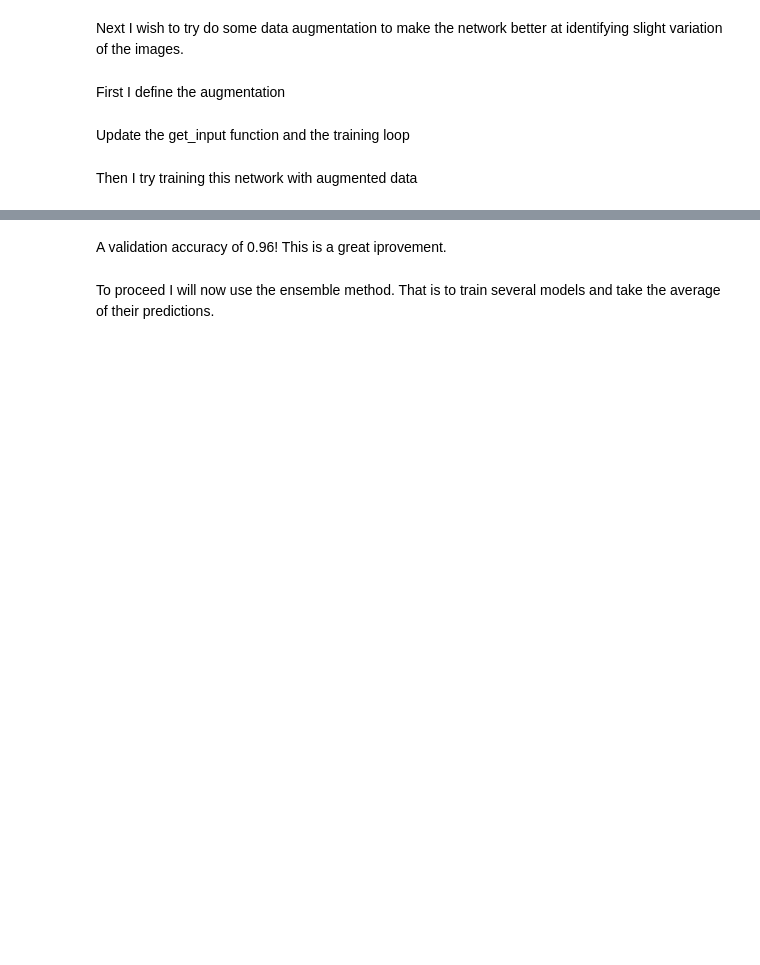
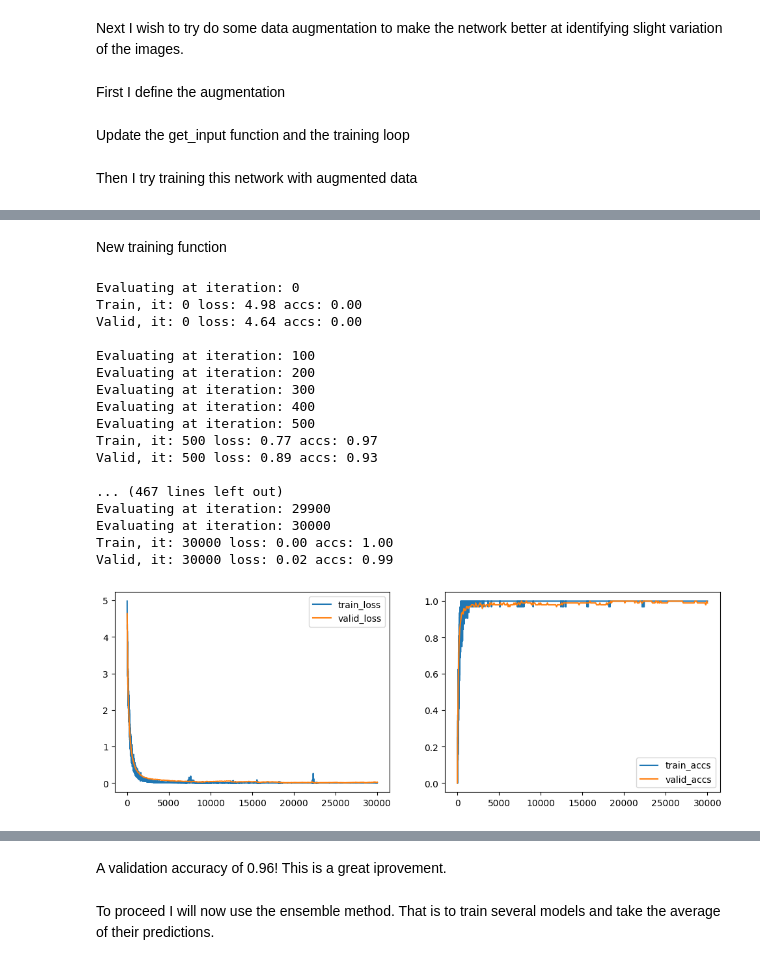
Before and after one commit to SalisMaxima/02456-deep-learning-with-PyTorch, a Jupyter notebook: 6_Mini_Project/6.1-EXE-Kaggle-Leaf-Challenge.ipynb, the cells around one changed output, grey strips where cells are left out. Drawn from its saved outputs; the diff is of its cells as text; code cells hidden in the pictures; blank space fills up the shorter version.

```diff
--- a/6_Mini_Project/6.1-EXE-Kaggle-Leaf-Challenge.ipynb
+++ b/6_Mini_Project/6.1-EXE-Kaggle-Leaf-Challenge.ipynb
@@ -2453,0 +2817,2 @@ Valid, it: 1000 loss: 0.41 accs: 0.94
+# %% [markdown]
+New training function
@@ -2453,0 +2923,33 @@ Valid, it: 1000 loss: 0.41 accs: 0.94
+# %%
+# Initialize the network with the pretrained autoencoder
+net_with_autoencoder = NetWithAutoencoder(autoencoder)
+
+# Check if CUDA is available and move the network to GPU
+device = torch.device("cuda" if torch.cuda.is_available() else "cpu")
+net_with_autoencoder = net_with_autoencoder.to(device)
+
+# Define the criterion and optimizer
+criterion_ae = nn.CrossEntropyLoss()
+optimizer_ae = optim.Adam(net_with_autoencoder.parameters(), lr=0.0001)
+# %%
+# Train the network with the pretrained autoencoder
+train_results_ae = train_network_with_autoencoder(net_with_autoencoder, data_norm, criterion_ae, optimizer_ae, batch_size, NUM_CLASSES, max_iter=30000, log_every=500, eval_every=100, validation_size=0.1)
+# %% [output]
+Evaluating at iteration: 0
+Train, it: 0 loss: 4.98 accs: 0.00
+Valid, it: 0 loss: 4.64 accs: 0.00
+
+Evaluating at iteration: 100
+Evaluating at iteration: 200
+Evaluating at iteration: 300
+Evaluating at iteration: 400
+Evaluating at iteration: 500
+Train, it: 500 loss: 0.77 accs: 0.97
+Valid, it: 500 loss: 0.89 accs: 0.93
+
+... (467 lines left out)
+Evaluating at iteration: 29900
+Evaluating at iteration: 30000
+Train, it: 30000 loss: 0.00 accs: 1.00
+Valid, it: 30000 loss: 0.02 accs: 0.99
+[figure, added]
```
Also changed, not shown: parts of 66 cells of this notebook, 2 other files.
